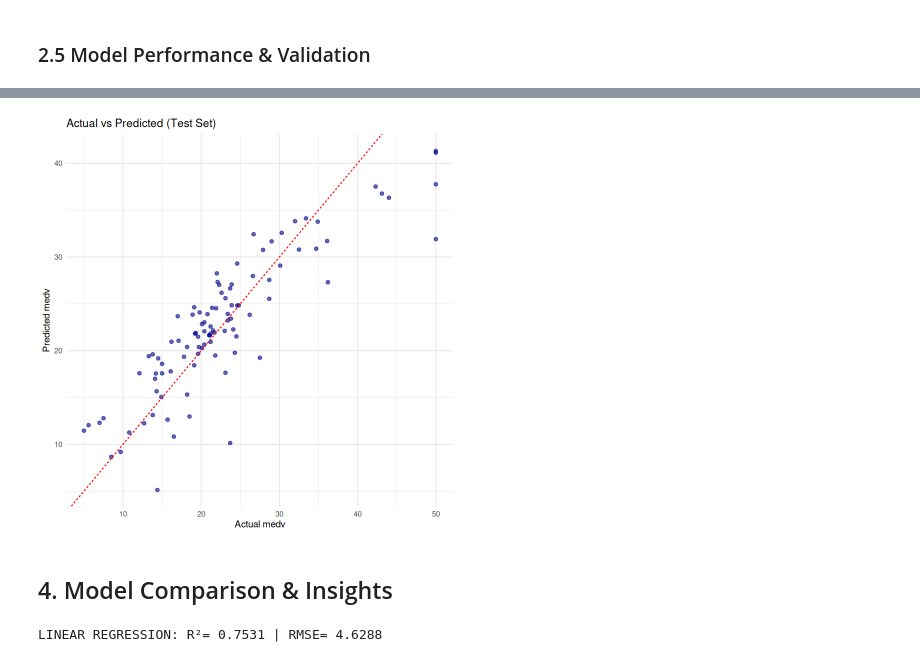
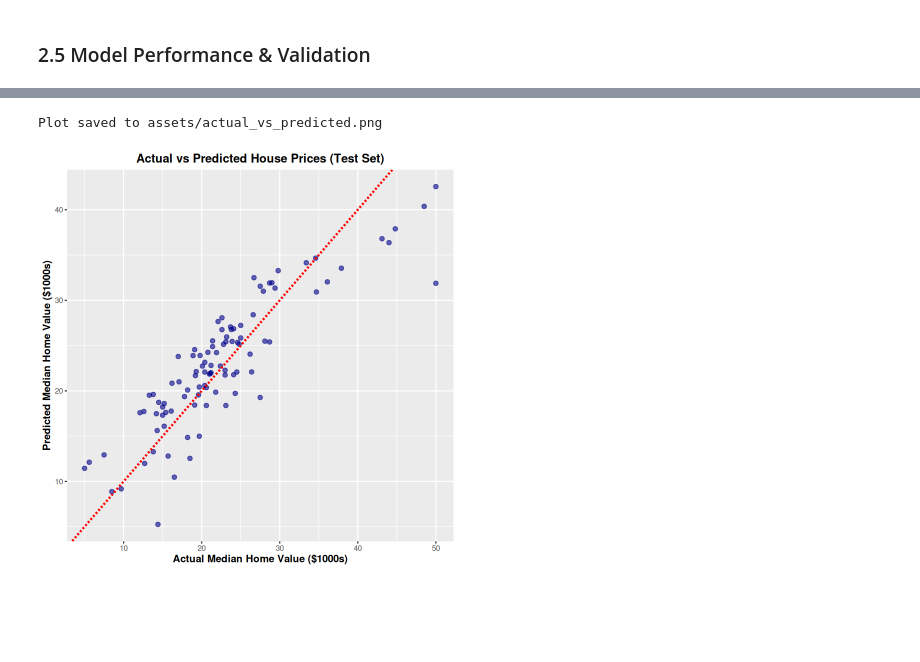
Before and after one commit to junejakushal/QT-2-project, a Jupyter notebook: boston_housing_regression.ipynb, the cells around one changed output, grey strips where cells are left out. Drawn from its saved outputs; the diff is of its cells as text; code cells hidden in the pictures; blank space fills up the shorter version.

Commit message:
updated regression bit

```diff
--- a/boston_housing_regression.ipynb
+++ b/boston_housing_regression.ipynb
@@ -38,12 +9,12 @@ The following object is masked from ‘package:scales’:
 ## 1. Data Preparation for Regression
 # %%
 # Load required libraries
-install.packages("caret", dependencies = TRUE)
+# install.packages("caret", dependencies = TRUE)
 library(car); library(lmtest); library(caret); library(pROC)
 data("BostonHousing2", package = "mlbench")
 boston <- BostonHousing2 %>% na.omit()
 set.seed(123)
-train_index <- createDataPartition(boston$medv, p = 0.8, list = FALSE)
+train_index <- createDataPartition(boston$cmedv, p = 0.8, list = FALSE)
 train_data <- boston[train_index, ]; test_data <- boston[-train_index, ]
 cat("Training:", nrow(train_data), "| Testing:", nrow(test_data), "\n")
 # %% [output]
@@ -119,5 +98,5 @@ chas        chas 1.067      LOW
 # %%
-mlr_refined <- lm(medv ~ crim + zn + indus + chas + nox + rm + age + dis + ptratio + b + lstat, data = train_data)
+mlr_refined <- lm(cmedv ~ crim + zn + indus + chas + nox + rm + age + dis + ptratio + b + lstat, data = train_data)
 cat("Refined Model VIF:\n"); print(round(vif(mlr_refined), 3))
 summary(mlr_refined)
 # %% [output]
@@ -209,13 +271,25 @@ TESTING:  RMSE= 4.6288 | R²= 0.7531
 # %%
-results_df <- data.frame(Actual = test_data$medv, Predicted = test_pred)
-ggplot(results_df, aes(x = Actual, y = Predicted)) + geom_point(alpha = 0.6, color = "darkblue") +
-  geom_abline(intercept = 0, slope = 1, color = "red", linetype = "dashed") +
-  labs(title = "Actual vs Predicted (Test Set)", x = "Actual medv", y = "Predicted medv") + theme_minimal()
+# Create a data frame with actual and predicted values
+results_df <- data.frame(Actual = test_data$cmedv, Predicted = test_pred)
+
+# Create the actual vs predicted plot
+actual_vs_pred_plot <- ggplot(results_df, aes(x = Actual, y = Predicted)) +
+  geom_point(alpha = 0.6, color = "darkblue", size = 2) +
+  geom_abline(intercept = 0, slope = 1, color = "red", linetype = "dashed", size = 1) +
+  labs(title = "Actual vs Predicted House Prices (Test Set)",
+       x = "Actual Median Home Value ($1000s)",
+       y = "Predicted Median Home Value ($1000s)") +
+  theme(plot.title = element_text(hjust = 0.5, face = "bold", size = 14),
+        axis.title = element_text(face = "bold", size = 12))
+
+# Save the plot
+ggsave("assets/actual_vs_predicted.png", plot = actual_vs_pred_plot,
+       width = 8, height = 6, dpi = 300)
+
+# Display the plot
+print(actual_vs_pred_plot)
+
+cat("Plot saved to assets/actual_vs_predicted.png\n")
 # %% [output]
+Plot saved to assets/actual_vs_predicted.png
-[figure, old version]
+[figure, new version]
-# %% [markdown]
-## 4. Model Comparison & Insights
-# %%
-cat("LINEAR REGRESSION: R²=", round(test_r2,4), "| RMSE=", round(test_rmse,4), "\n")
-# %% [output]
-LINEAR REGRESSION: R²= 0.7531 | RMSE= 4.6288
```
Also changed, not shown: parts of 11 cells of this notebook, 7 other files.
